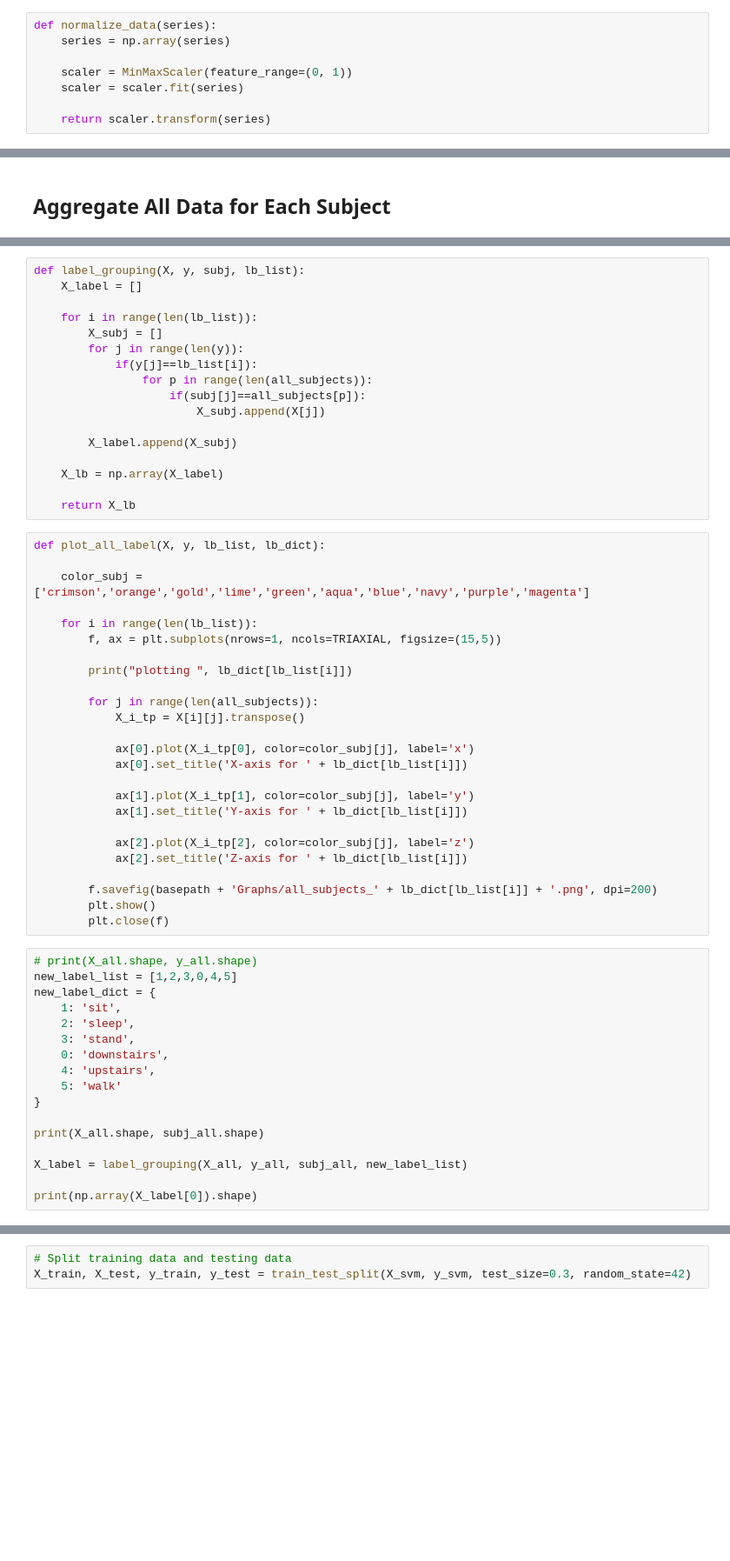
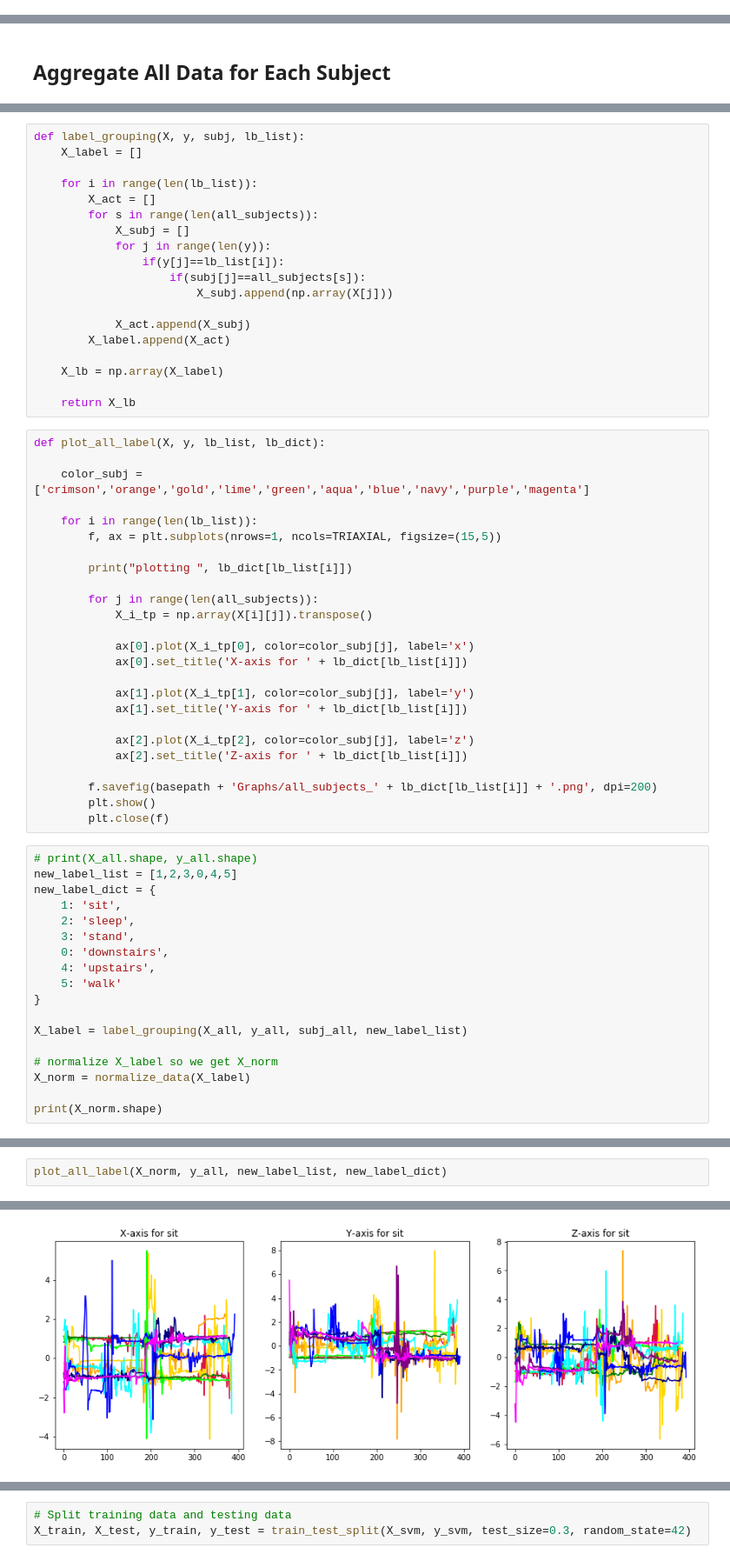
Before and after one commit to indykorpong/activity_classifier, a Jupyter notebook: DDC_run.ipynb, the cells around one changed output, grey strips where cells are left out. Shown at 87% size. Drawn from its saved outputs; the diff is of its cells as text; blank space fills up the shorter version.

```diff
--- a/DDC_run.ipynb
+++ b/DDC_run.ipynb
@@ -721,14 +457,6 @@ from sklearn.metrics import accuracy_score, confusion_matrix
 from sklearn.model_selection import train_test_split
 # %% [markdown]
 ## Get X and y from Dataset for Each Subject
-# %%
-def normalize_data(series):
-    series = np.array(series)
-
-    scaler = MinMaxScaler(feature_range=(0, 1))
-    scaler = scaler.fit(series)
-
-    return scaler.transform(series)
 # %%
 def get_training_data(df_list, label_dict):
     feature_cols = ['x','y','z']
@@ -941,14 +706,16 @@ def label_grouping(X, y, subj, lb_list):
     X_label = []
 
     for i in range(len(lb_list)):
-        X_subj = []
-        for j in range(len(y)):
-            if(y[j]==lb_list[i]):
-                for p in range(len(all_subjects)):
-                    if(subj[j]==all_subjects[p]):
-                        X_subj.append(X[j])
+        X_act = []
+        for s in range(len(all_subjects)):
+            X_subj = []
+            for j in range(len(y)):
+                if(y[j]==lb_list[i]):
+                    if(subj[j]==all_subjects[s]):
+                        X_subj.append(np.array(X[j]))
 
-        X_label.append(X_subj)
+            X_act.append(X_subj)
+        X_label.append(X_act)
 
     X_lb = np.array(X_label)
 
@@ -964,7 +731,7 @@ def plot_all_label(X, y, lb_list, lb_dict):
         print("plotting ", lb_dict[lb_list[i]])
 
         for j in range(len(all_subjects)):
-            X_i_tp = X[i][j].transpose()
+            X_i_tp = np.array(X[i][j]).transpose()
 
             ax[0].plot(X_i_tp[0], color=color_subj[j], label='x')
             ax[0].set_title('X-axis for ' + lb_dict[lb_list[i]])
@@ -990,9 +757,10 @@ new_label_dict = {
     5: 'walk'
 }
 
-print(X_all.shape, subj_all.shape)
-
 X_label = label_grouping(X_all, y_all, subj_all, new_label_list)
 
-print(np.array(X_label[0]).shape)
+# normalize X_label so we get X_norm
+X_norm = normalize_data(X_label)
+
+print(X_norm.shape)
 # %% [output]
@@ -1009,0 +785,3 @@ X_w = np.array(wavelet_output)
+# %%
+plot_all_label(X_norm, y_all, new_label_list, new_label_dict)
+# %% [output]
@@ -1009,0 +789 @@ X_w = np.array(wavelet_output)
+[figure, added]
```
Also changed, not shown: parts of 59 cells of this notebook, 8 other files.
